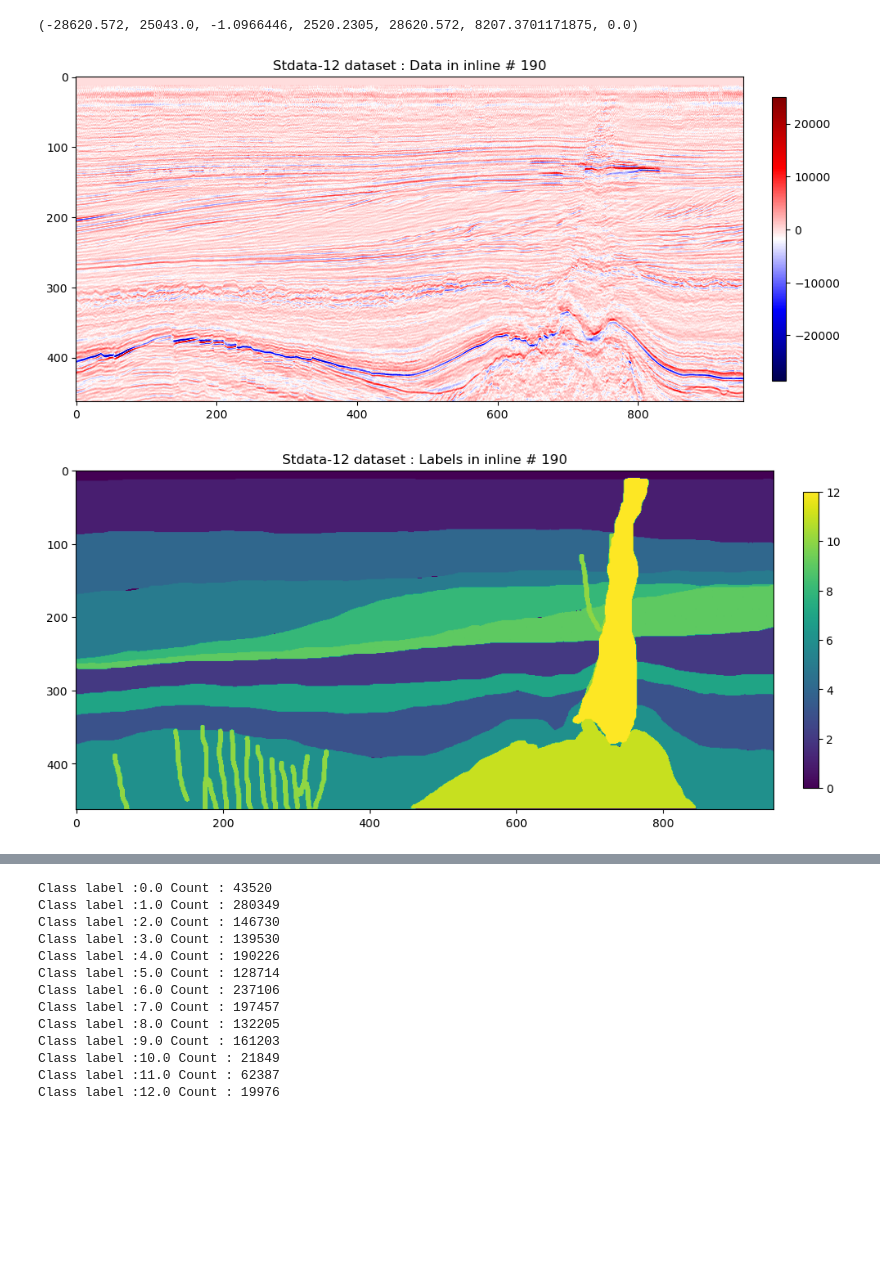
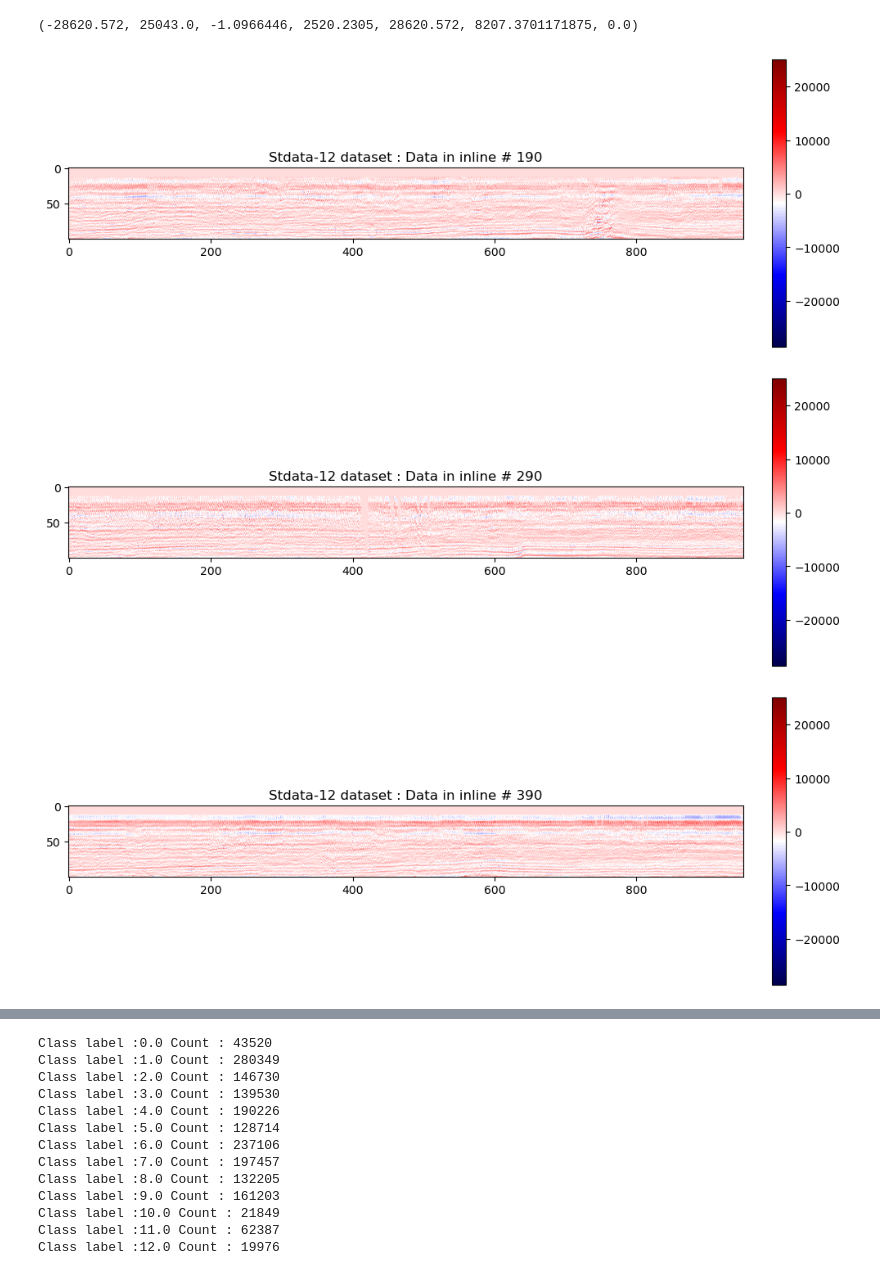
Before and after one commit to jayantb1019/adl_seismic, a Jupyter notebook: notebooks/00_stdata_12_eda.ipynb, the cells around one changed output, grey strips where cells are left out. Saved outputs shown, nothing was run; the diff lists cells and outputs as text; code cells hidden in the pictures; blank space fills up the shorter version.

```diff
--- a/notebooks/00_stdata_12_eda.ipynb
+++ b/notebooks/00_stdata_12_eda.ipynb
@@ -30,23 +30,36 @@ volume_norm = volume.clip(-abs_max, abs_max) / abs_max
 # %%
 volume_npy = volume
 labels_npy = label
-# %%
-import matplotlib.pyplot as plt
-fig = plt.figure(figsize=(10,60))
-plt.imshow(volume_npy[0].T, cmap='seismic', vmin= np.min(volume_npy), vmax = np.max(volume_npy))
-plt.colorbar(fraction=0.020, pad=0.04)
-plt.title("Stdata-12 dataset : Data in inline # 190")
-plt.tight_layout()
-plt.show()
-# %% [output]
-[figure, removed]
-# %%
-# sample labels
-fig = plt.figure(figsize=(10,60))
-plt.imshow(labels_npy[0].T)
-plt.colorbar(fraction=0.020, pad=0.04)
-plt.tight_layout()
-plt.title("Stdata-12 dataset : Labels in inline # 190")
-plt.show()
-# %% [output]
-[figure, removed]
+# %%
+import matplotlib.pyplot as plt
+fig = plt.figure(figsize=(10,60))
+plt.imshow(volume_npy[0].T[:100], cmap='seismic', vmin= np.min(volume_npy), vmax = np.max(volume_npy))
+plt.colorbar(fraction=0.020, pad=0.04)
+plt.title("Stdata-12 dataset : Data in inline # 190")
+plt.tight_layout()
+plt.show()
+
+fig = plt.figure(figsize=(10,60))
+plt.imshow(volume_npy[1].T[:100], cmap='seismic', vmin= np.min(volume_npy), vmax = np.max(volume_npy))
+plt.colorbar(fraction=0.020, pad=0.04)
+plt.title("Stdata-12 dataset : Data in inline # 290")
+plt.tight_layout()
+plt.show()
+
+fig = plt.figure(figsize=(10,60))
+plt.imshow(volume_npy[2].T[:100], cmap='seismic', vmin= np.min(volume_npy), vmax = np.max(volume_npy))
+plt.colorbar(fraction=0.020, pad=0.04)
+plt.title("Stdata-12 dataset : Data in inline # 390")
+plt.tight_layout()
+plt.show()
+
+fig = plt.figure(figsize=(10,60))
+plt.imshow(volume_npy[3].T[:100], cmap='seismic', vmin= np.min(volume_npy), vmax = np.max(volume_npy))
+plt.colorbar(fraction=0.020, pad=0.04)
+plt.title("Stdata-12 dataset : Data in inline # 490")
+plt.tight_layout()
+plt.show()
+# %% [output]
+[figure, added]
+[figure, added]
+[figure, added]
```
Also changed, not shown: parts of 2 cells of this notebook, 15 other files.
